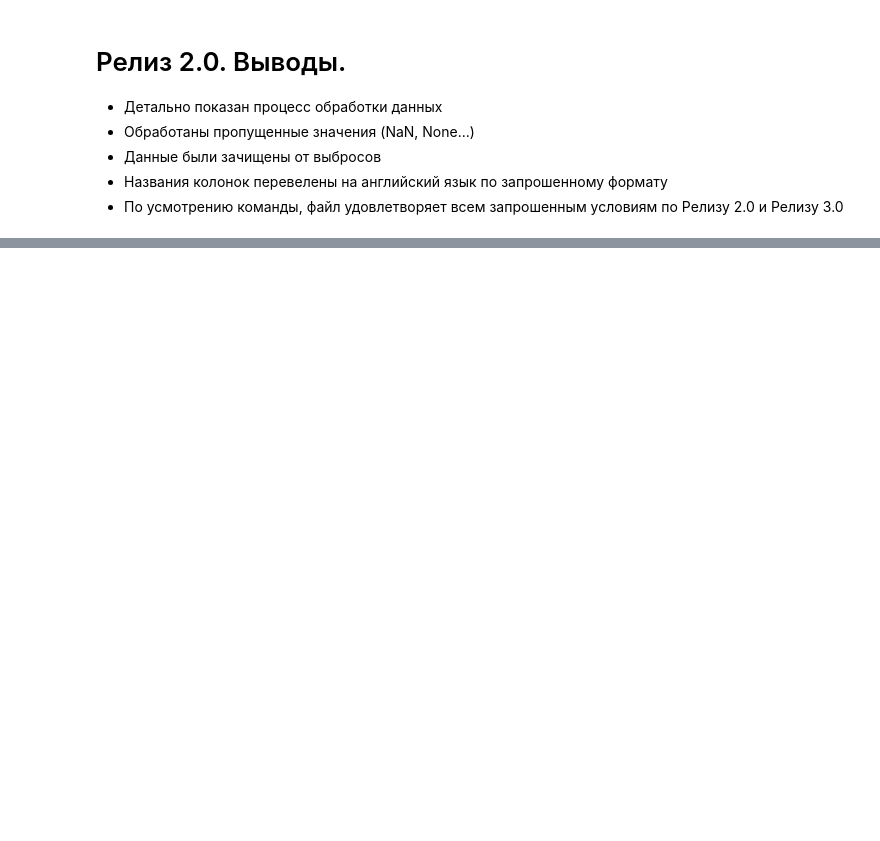
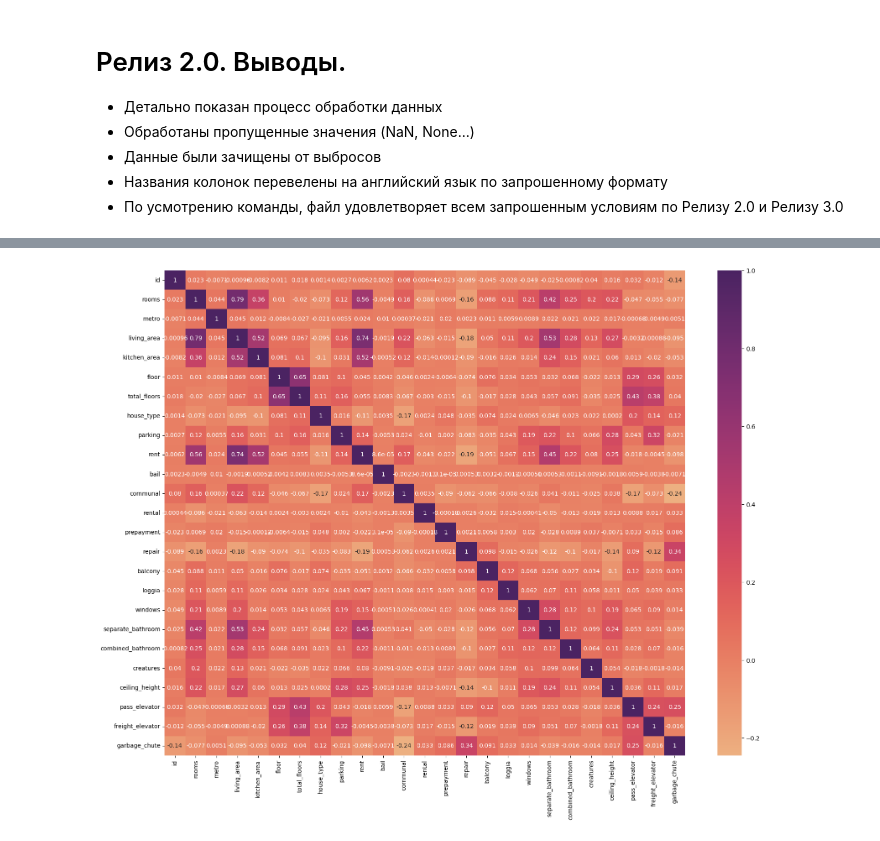
Before and after one commit to Taralina/pandas_rent_real_estate, a Jupyter notebook: project/5.realises/preprocessing.ipynb, the cells around one changed output, grey strips where cells are left out. Drawn from its saved outputs; the diff is of its cells as text; code cells hidden in the pictures; blank space fills up the shorter version.

```diff
--- a/project/5.realises/preprocessing.ipynb
+++ b/project/5.realises/preprocessing.ipynb
@@ -789,0 +806,19 @@ subwaydf.to_csv('data.csv', index=False)
+# %%
+#Сделаем кодировку
+df_code= subwaydf.copy()
+df_code['metro'] = df_code['metro'].apply(lambda x: str(x))
+df_code['house_type'] = df_code['house_type'].apply(lambda x: str(x))
+df_code['parking'] = df_code['parking'].apply(lambda x: str(x))
+df_code['rental'] = df_code['rental'].apply(lambda x: str(x))
+df_code['repair'] = df_code['repair'].apply(lambda x: str(x))
+df_code['windows'] = df_code['windows'].apply(lambda x: str(x))
+df_code['creatures'] = df_code['creatures'].apply(lambda x: str(x))
+df_code['garbage_chute'] = df_code['garbage_chute'].apply(lambda x: str(x))
+
+list_code = ['metro', 'house_type', 'parking', 'rental', 'repair', 'windows', 'creatures', 'garbage_chute']
+for i in list_code:
+    le = LabelEncoder()
+    le.fit(df_code[i])
+    df_code[i] = le.transform(df_code[i])
+
+df_code
@@ -789,0 +862,7 @@ subwaydf.to_csv('data.csv', index=False)
+# %%
+plt.figure(figsize=(20, 15))
+# df_code.drop('Unnamed: 0',  axis=1, inplace=True)
+df_corr = df_code.corr(method = 'pearson', numeric_only = True)
+sns.heatmap(df_corr, annot = True, cmap = 'flare');
+# %% [output]
+[figure, added]
```
Also changed, not shown: parts of 16 cells of this notebook, 3 other files.
